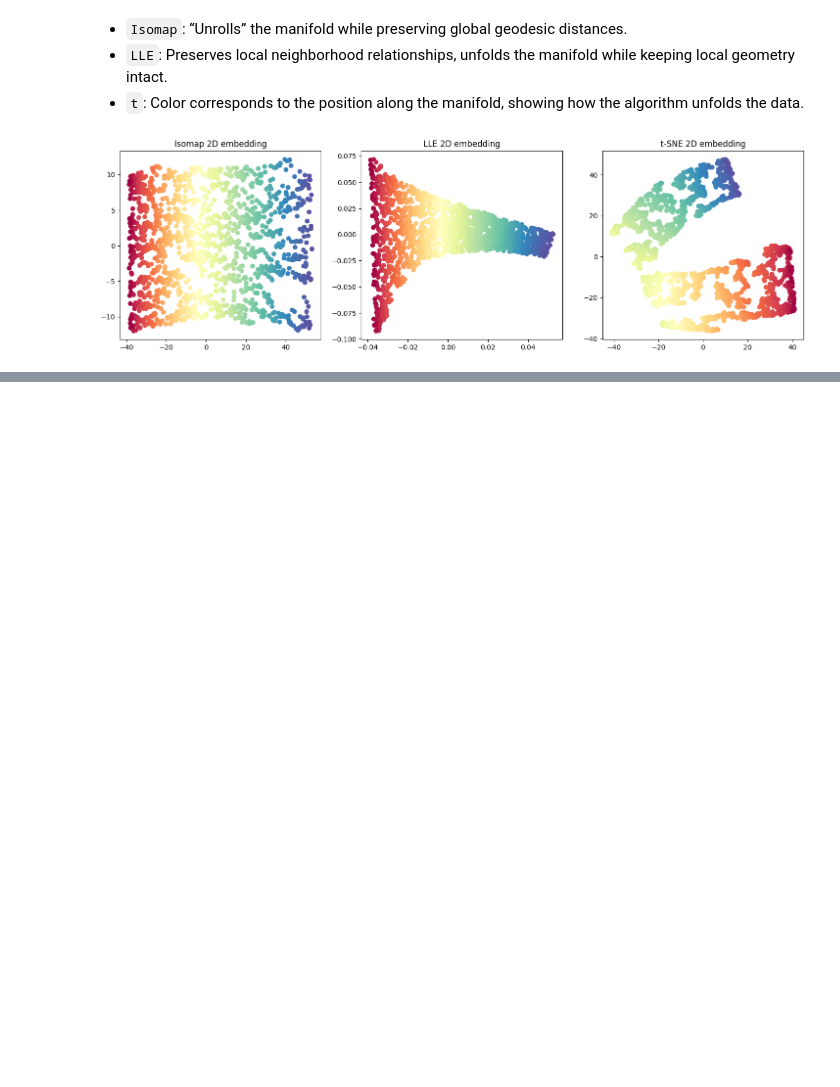
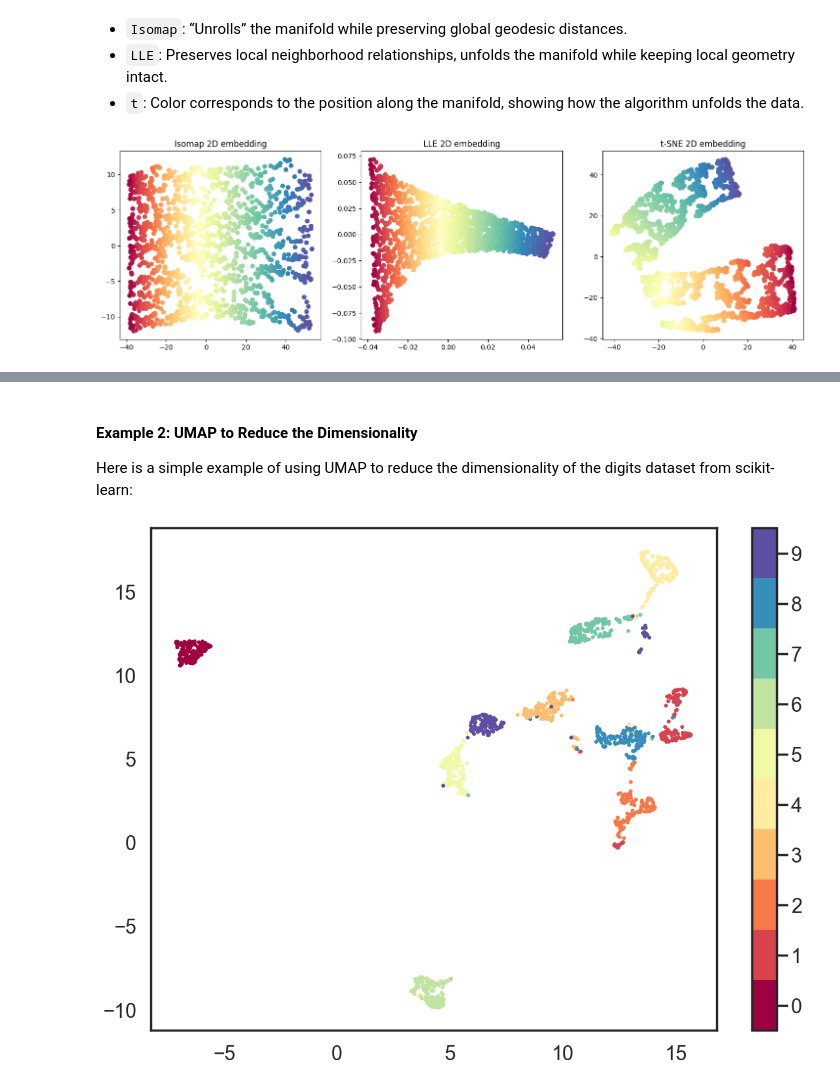
Before and after one commit to bonareri/data-science-class, a Jupyter notebook: 07-Deep_Learning/06.04 Manifold Learning.ipynb, the cells around one changed output, grey strips where cells are left out. Saved outputs shown, nothing was run; the diff lists cells and outputs as text; code cells hidden in the pictures; blank space fills up the shorter version.

```diff
--- a/07-Deep_Learning/06.04 Manifold Learning.ipynb
+++ b/07-Deep_Learning/06.04 Manifold Learning.ipynb
@@ -316,0 +343,23 @@ plt.show()
+# %% [markdown]
+#### Example 2: UMAP to Reduce the Dimensionality
+Here is a simple example of using UMAP to reduce the dimensionality of the digits dataset from scikit-learn:
+# %%
+import numpy as np
+import umap
+from sklearn.datasets import load_digits
+from sklearn.preprocessing import StandardScaler
+import matplotlib.pyplot as plt
+
+digits = load_digits()
+data = digits.data
+scaler = StandardScaler()
+data = scaler.fit_transform(data)
+
+# Apply UMAP
+reducer = umap.UMAP()
+embedding = reducer.fit_transform(data)
+plt.scatter(embedding[:, 0], embedding[:, 1], c=digits.target, cmap='Spectral', s=5)
+plt.colorbar(boundaries=np.arange(11)-0.5).set_ticks(np.arange(10))
+plt.show()
+# %% [output]
+[figure, added]
```
Also changed, not shown: parts of 4 cells of this notebook, 6 other files.
